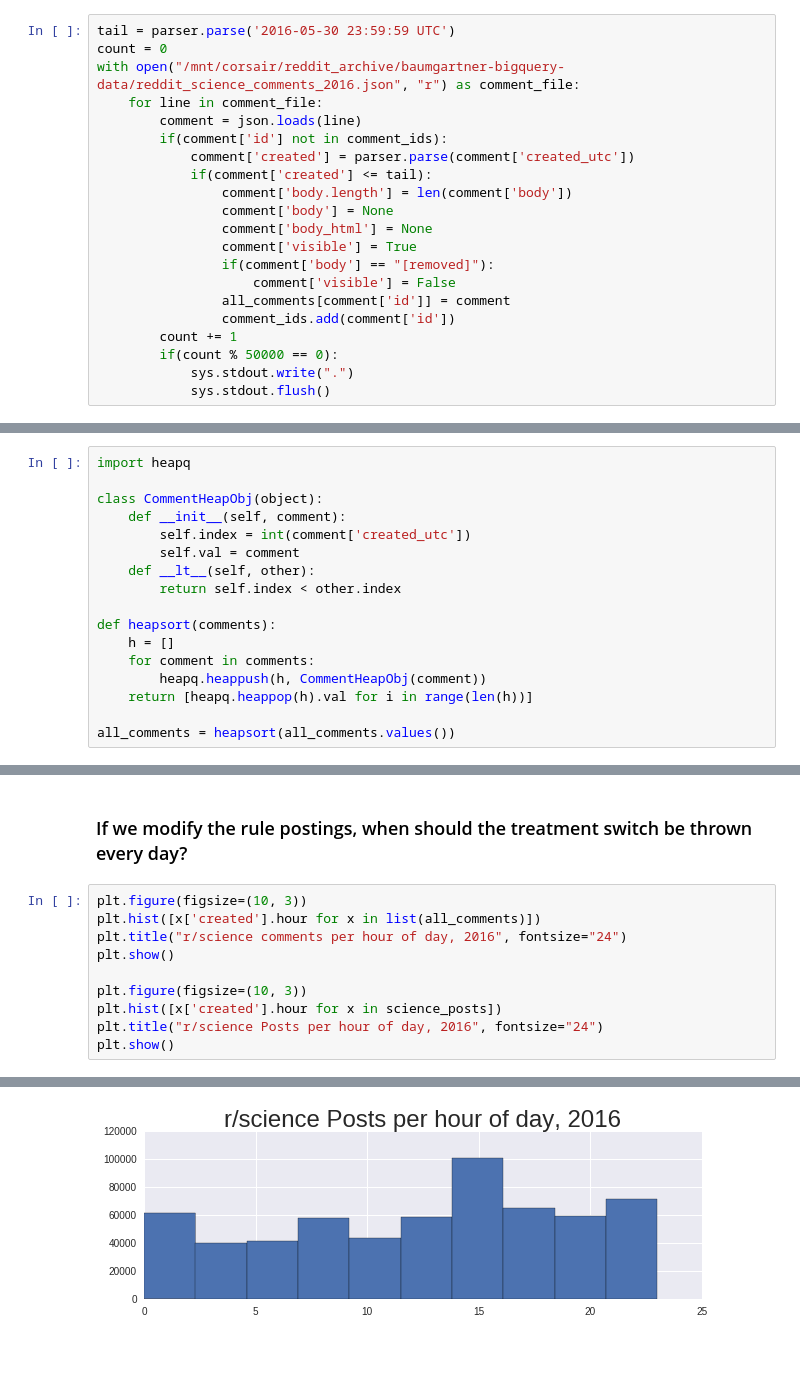
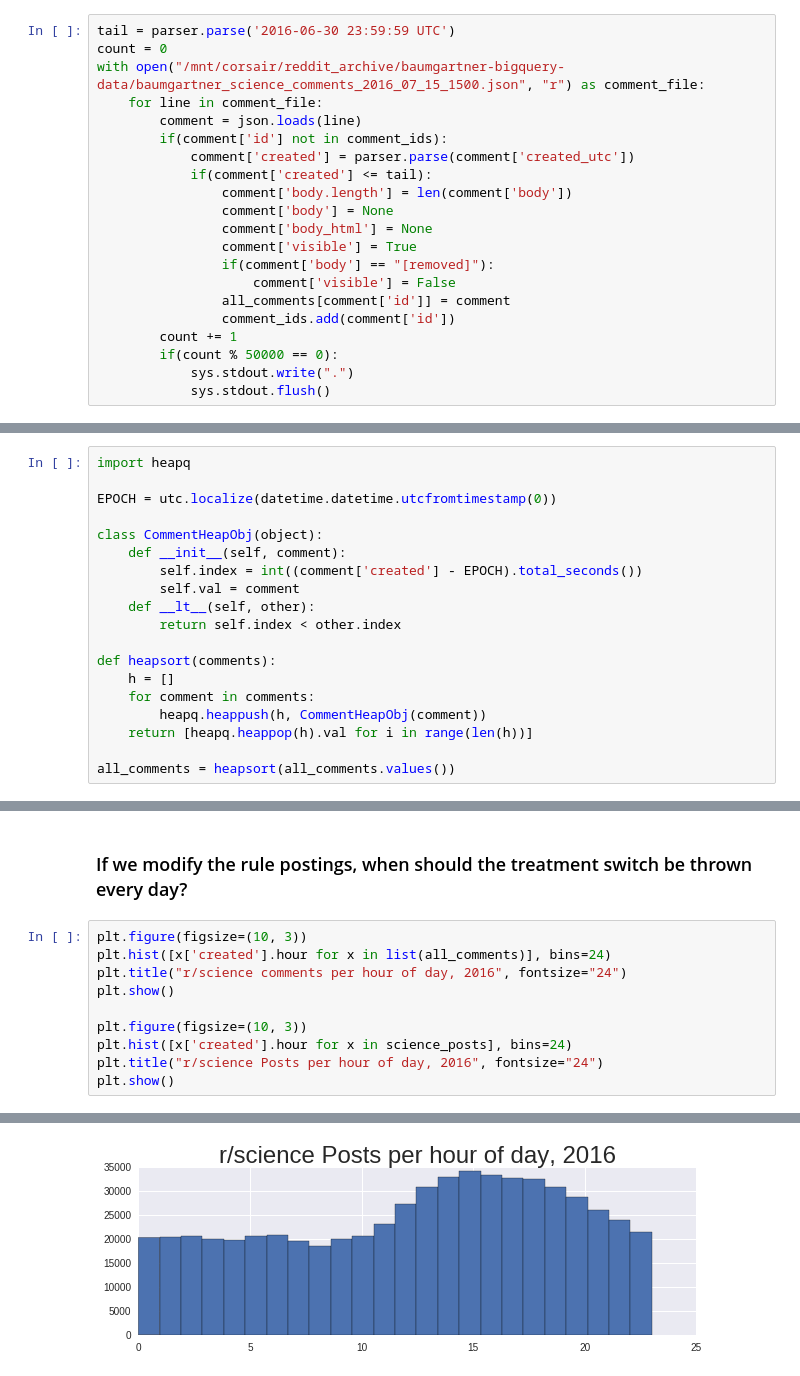
Before and after one commit to citizensandtech/CivilServant-Analysis, a Jupyter notebook: Summary Analysis of r-science.ipynb, the cells around one changed output, grey strips where cells are left out. Cells and saved outputs as stored; diff of their text form.

Commit message:
Added June 2016 to the comments and posts dataset preparation

```diff
--- a/Summary Analysis of r-science.ipynb
+++ b/Summary Analysis of r-science.ipynb
@@ -311,9 +313,9 @@ for filename in [#'/mnt/corsair/reddit_archive/official-bigquery-data/science_co
 ### Load Baumgartner Comments from the last month
 Unlike the post data, I checked this and found no gaps, at least going from the moderation log
 # %%
-tail = parser.parse('2016-05-30 23:59:59 UTC')
+tail = parser.parse('2016-06-30 23:59:59 UTC')
 count = 0
-with open("/mnt/corsair/reddit_archive/baumgartner-bigquery-data/reddit_science_comments_2016.json", "r") as comment_file:
+with open("/mnt/corsair/reddit_archive/baumgartner-bigquery-data/baumgartner_science_comments_2016_07_15_1500.json", "r") as comment_file:
     for line in comment_file:
         comment = json.loads(line)
         if(comment['id'] not in comment_ids):
@@ -408,9 +410,11 @@ Found 35360 additional comments moderated during the newcomer period and moderat
 # %%
 import heapq
 
+EPOCH = utc.localize(datetime.datetime.utcfromtimestamp(0))
+
 class CommentHeapObj(object):
     def __init__(self, comment):
-        self.index = int(comment['created_utc'])
+        self.index = int((comment['created'] - EPOCH).total_seconds())
         self.val = comment
     def __lt__(self, other):
         return self.index < other.index
@@ -657,12 +704,12 @@ recent_post_df.to_csv(os.path.join("outputs", recent_posts_filename))
 ### If we modify the rule postings, when should the treatment switch be thrown every day?
 # %%
 plt.figure(figsize=(10, 3))
-plt.hist([x['created'].hour for x in list(all_comments)])
+plt.hist([x['created'].hour for x in list(all_comments)], bins=24)
 plt.title("r/science comments per hour of day, 2016", fontsize="24")
 plt.show()
 
 plt.figure(figsize=(10, 3))
-plt.hist([x['created'].hour for x in science_posts])
+plt.hist([x['created'].hour for x in science_posts], bins=24)
 plt.title("r/science Posts per hour of day, 2016", fontsize="24")
 plt.show()
 # %% [output]
@@ -670 +717 @@ plt.show()
-[figure, old version]
+[figure, new version]
```
Also changed, not shown: parts of 18 cells of this notebook.
